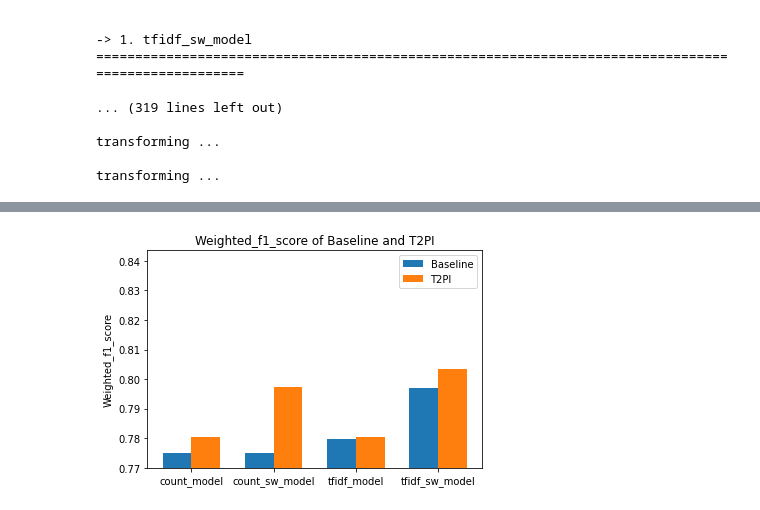
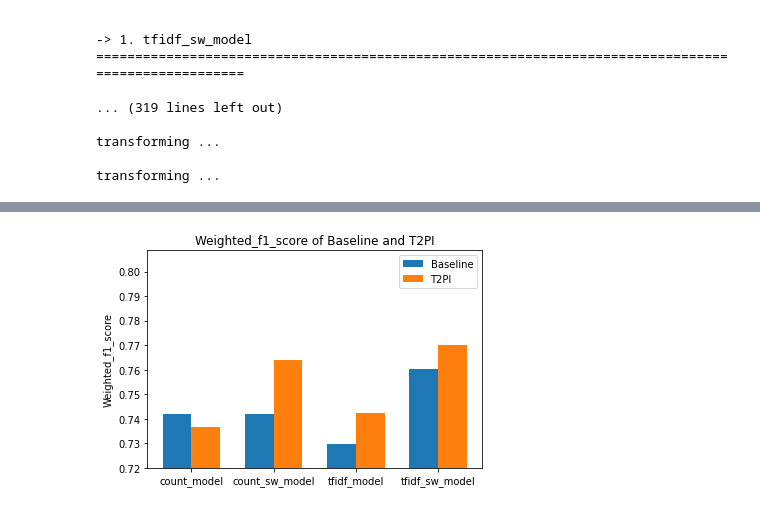
Before and after one commit to iamr0b0tx/topic_modeler, a Jupyter notebook: term_term_pr_distr_and_inference.ipynb, the cells around one changed output, grey strips where cells are left out. Drawn from its saved outputs; the diff is of its cells as text; code cells hidden in the pictures.

```diff
--- a/term_term_pr_distr_and_inference-multinomial-min_df-1-size-150-max.ipynb
+++ b/term_term_pr_distr_and_inference.ipynb
@@ -226,7 +220,7 @@ The Dataset labels needs to be balanced
 # %% [markdown]
 ### Parameters
 # %%
-min_df = 1
+min_df = 3
 stop_words = "english"
 
 def get_classifier():
@@ -464,7 +469,7 @@ weighted_f1_score.head(split_size+1)
 # %%
-plot_bars(weighted_f1_score, ylabel="weighted_f1_score", ymin=0.77)
+plot_bars(weighted_f1_score, ylabel="weighted_f1_score", ymin=0.72)
 # %% [output]
-[figure, old version]
+[figure, new version]
 # %%
 macro_f1_score.head(split_size+1)
 # %% [output]
```
Also changed, not shown: parts of 10 cells of this notebook, 2 other files.
